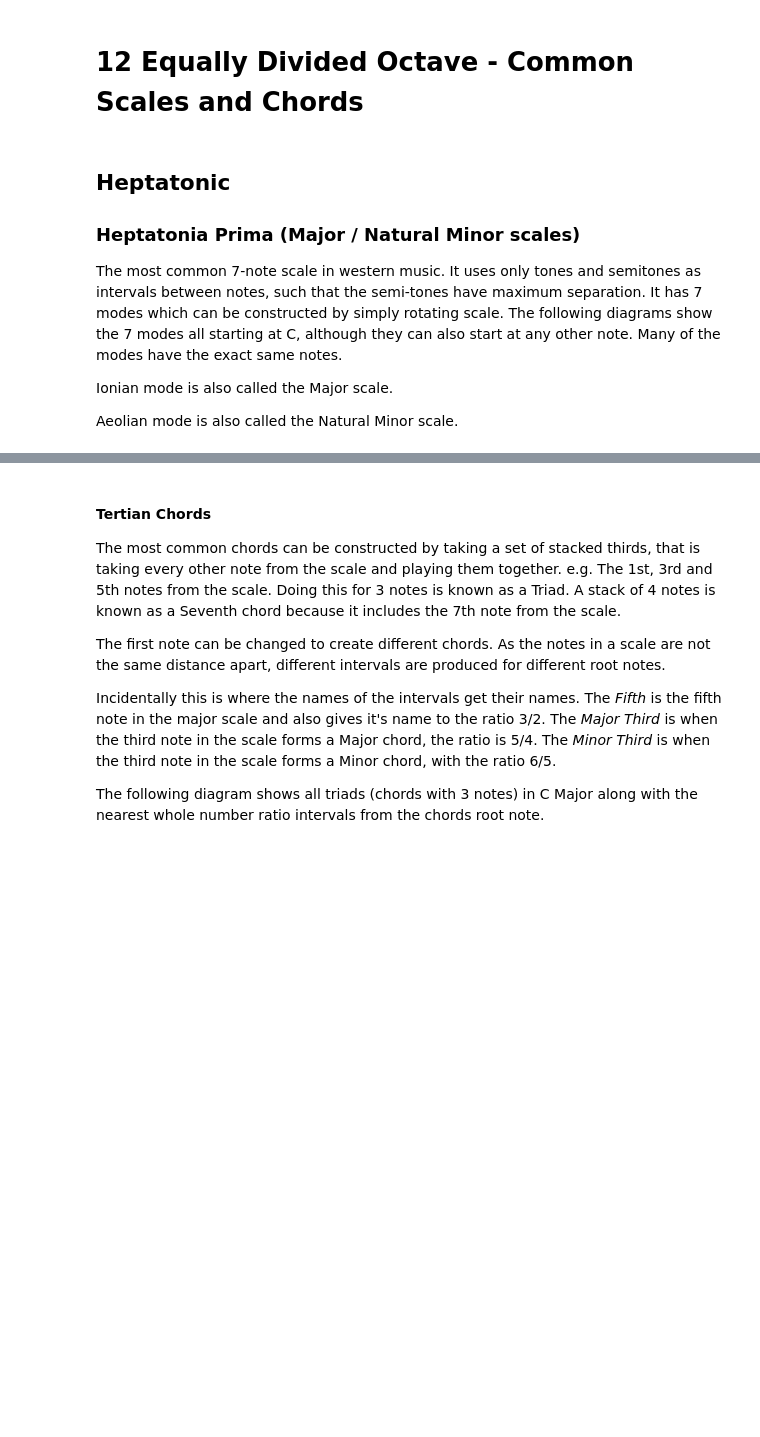
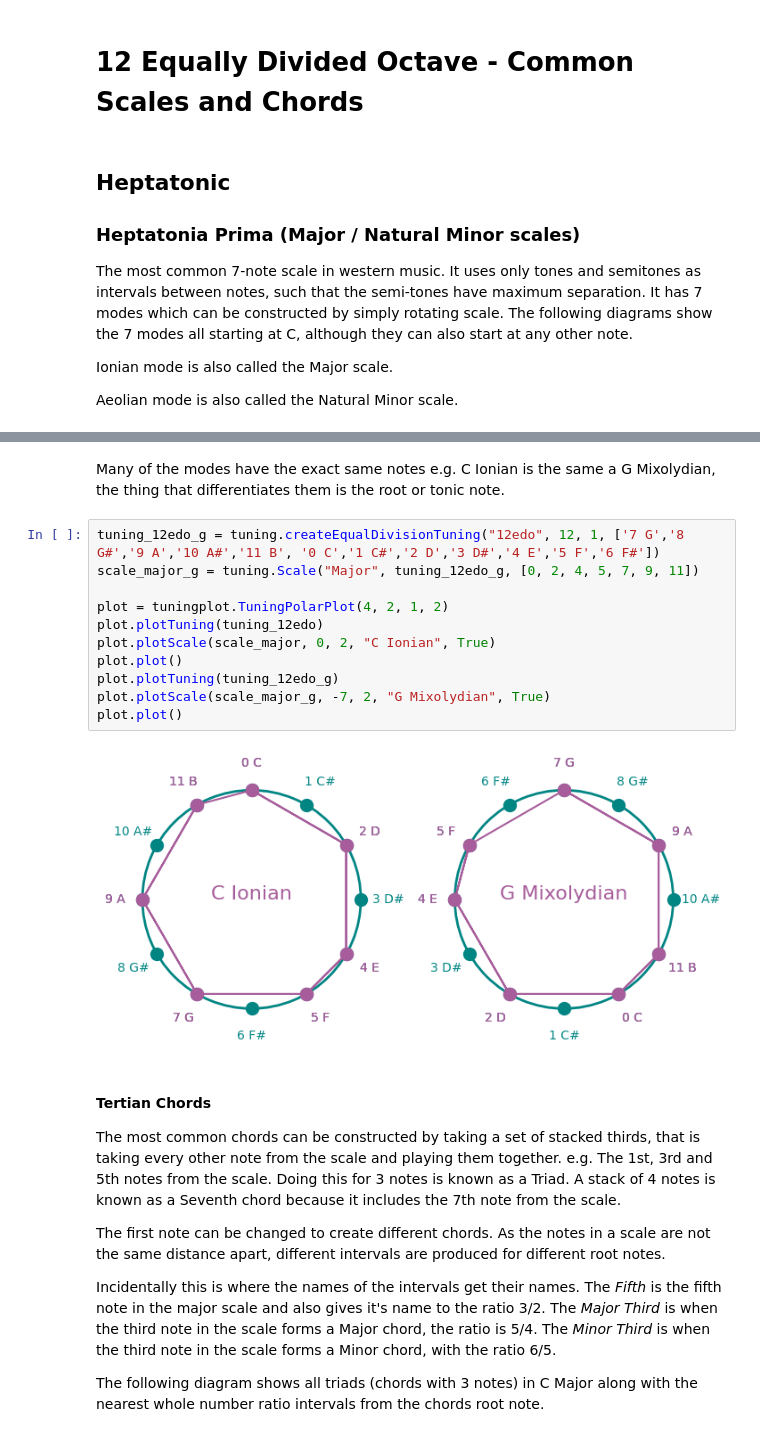
Before and after one commit to pigatron-industries/xen_quantizer, a Jupyter notebook: python/12EDOScalesChords.ipynb, the cells around one changed output, grey strips where cells are left out. Cells and saved outputs as stored; diff of their text form; blank space fills up the shorter version.

```diff
--- a/python/12EDOScalesChords.ipynb
+++ b/python/12EDOScalesChords.ipynb
@@ -7,7 +7,6 @@
 
 The most common 7-note scale in western music. It uses only tones and semitones as intervals between notes, such that the semi-tones have maximum separation.
 It has 7 modes which can be constructed by simply rotating scale. The following diagrams show the 7 modes all starting at C, although they can also start at any other note.
-Many of the modes have the exact same notes.
 
 Ionian mode is also called the Major scale.
 
@@ -45,6 +44,21 @@ plot.plotScale(scale_major, -11, 2, "C Locrian", True)
 plot.plot()
 # %% [output]
 [figure]
+# %% [markdown]
+Many of the modes have the exact same notes e.g. C Ionian is the same a G Mixolydian, the thing that differentiates them is the root or tonic note.
+# %%
+tuning_12edo_g = tuning.createEqualDivisionTuning("12edo", 12, 1, ['7 G','8 G#','9 A','10 A#','11 B', '0 C','1 C#','2 D','3 D#','4 E','5 F','6 F#'])
+scale_major_g = tuning.Scale("Major", tuning_12edo_g, [0, 2, 4, 5, 7, 9, 11])
+
+plot = tuningplot.TuningPolarPlot(4, 2, 1, 2)
+plot.plotTuning(tuning_12edo)
+plot.plotScale(scale_major, 0, 2, "C Ionian", True)
+plot.plot()
+plot.plotTuning(tuning_12edo_g)
+plot.plotScale(scale_major_g, -7, 2, "G Mixolydian", True)
+plot.plot()
+# %% [output]
+[figure, added]
 # %% [markdown]
 #### Tertian Chords
 
```
Also changed, not shown: parts of 1 cell of this notebook, 5 other files.
